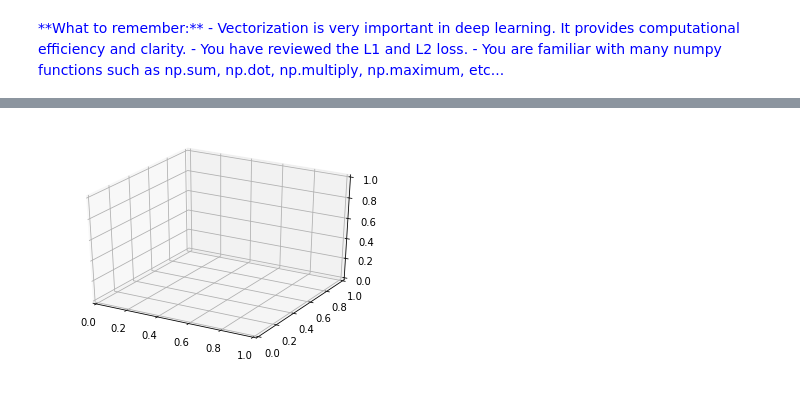
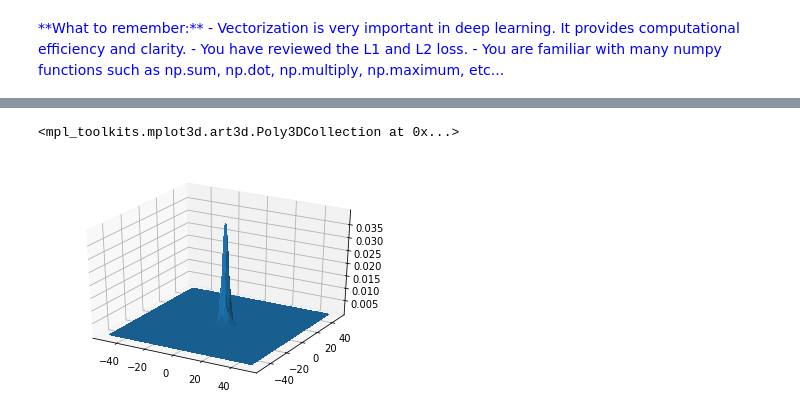
Before and after one commit to mohakamg/python_ml_basics, a Jupyter notebook: pb3.ipynb, the cells around one changed output, grey strips where cells are left out. Saved outputs shown, nothing was run; the diff lists cells and outputs as text; code cells hidden in the pictures.

```diff
--- a/pb3.ipynb
+++ b/pb3.ipynb
@@ -250,8 +292,12 @@ x=10
 # %% [markdown]
 <h1> For Loops </h1>
 # %%
-for i in range(5):
+for i in range(len(range(10,20))):
     print(i)
+
+# len(range(10,20))
+
+# list(range(10,20,2))
 # %% [output]
 0
 1
@@ -975,11 +1045,32 @@ def multivariate_gaussian(mean_matrix, cov_matrix, n): # n is the dimensinality
+# %%
+def multivariate_gaussian(mean_matrix, cov_matrix, n): # n is the dimensinality 2 Dimension
+    constant_term = 1 / ( (2*np.pi)**(n/2) * np.linalg.det(cov_matrix)**0.5)
+
+    x1 = np.arange(-50,50,0.5)
+    x2 = np.arange(-50,50,0.5)
+
+    X, Y = np.meshgrid(x1,x2)
+
+    exp_term = np.zeros([len(X),len(Y)])
+
+    for i in range(len(X)):
+        for j in range(len(Y)):
+            x = np.array([X[i,j], Y[i,j]])
+            exp_term[i,j] = (x-mean_matrix).T @ np.linalg.inv(cov_matrix) @ (x-mean_matrix)
+
+    exp_term = np.exp(exp_term*-0.5)
+
+    pdf = constant_term*exp_term
+
+    return X,Y,pdf
 # %%
 # X, Y = np.meshgrid(x1, x2)
 
-# mean_matrix = np.array([200,0])
-# cov_matrix = np.array([[180,100],[100,100]])
+mean_matrix = np.array([3,0])
+cov_matrix = np.array([[4,0],[0,4]])
 
-# n = 2
-# Z = multivariate_gaussian(mean_matrix, cov_matrix, n)
+n = 2
+x,y,pdf = multivariate_gaussian(mean_matrix, cov_matrix, n)
 
 # plt.plot(x1,pdf)
 # plt.plot(x2,pdf)
@@ -990,10 +1077,13 @@ def multivariate_gaussian(mean_matrix, cov_matrix, n): # n is the dimensinality
 # %%
-# from mpl_toolkits import mplot3d
+from mpl_toolkits import mplot3d
 # %matplotlib inline
 # import numpy as np
-# import matplotlib.pyplot as plt
+import matplotlib.pyplot as plt
 
-# fig = plt.figure()
-# ax = plt.axes(projection='3d')
+fig = plt.figure()
+ax = plt.axes(projection='3d')
+ax.plot_surface(x, y, pdf,
+                       linewidth=0, antialiased=False)
 # %% [output]
+<mpl_toolkits.mplot3d.art3d.Poly3DCollection at 0x...>
-[figure, old version]
+[figure, new version]
```
Also changed, not shown: parts of 37 cells of this notebook.
